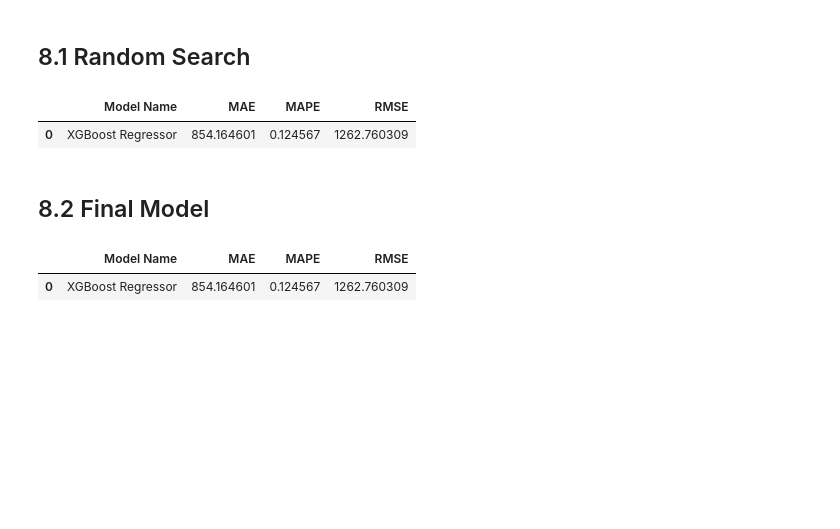
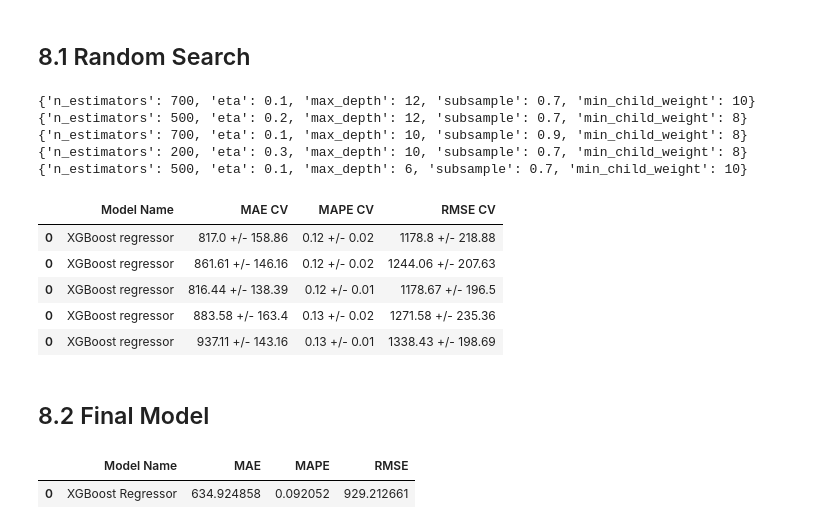
Before and after one commit to samuel-guedes/DataScience_em_Producao, a Jupyter notebook: notebooks/08_Store_Sales_Prediction.ipynb, the cells around one changed output. Drawn from its saved outputs; the diff is of its cells as text; code cells hidden in the pictures; blank space fills up the shorter version.

Commit message:
Final Model exported

```diff
--- a/notebooks/08_Store_Sales_Prediction.ipynb
+++ b/notebooks/08_Store_Sales_Prediction.ipynb
@@ -1223,38 +1223,47 @@ import random
 import warnings
 warnings.filterwarnings( 'ignore')
 # %%
-param = {'n_estimators': [1500, 1700, 2500, 3000, 3500],
-          'eat': [0.1, 0.2, 0.3],
-          'max_depth': [0.1, 0.5, 0.7],
+param = {'n_estimators': [200, 400, 500, 700],
+          'eta': [0.1, 0.2, 0.3],
+          'max_depth': [6, 10, 12],
           'subsample': [0.3, 0.7, 0.9],
-           'min_child_weight': [3, 8, 15]
+           'min_child_weight': [3, 8, 10]
          }
 
-MAX_EVAL = 10
+MAX_EVAL = 5
 # %%
-final_resut = pd.DataFrame()
+final_result = pd.DataFrame()
 
 for i in range ( MAX_EVAL):
 
     #Choose values for paramenters randomly
     hp = {k: random.sample( v, 1)[0] for k, v in param.items() }
     print( hp )
 
     # model
     model_xgb = xgb.XGBRegressor(objective = 'reg:squarederror',
-                                 n_estimators = hp['n_etimators',
-                                 eta = hp['eat'],
-                                 max_depth = hp['mas_depth'],
+                                 n_estimators = hp['n_estimators'],
+                                 eta = hp['eta'],
+                                 max_depth = hp['max_depth'],
                                  subsample = hp[ 'subsample'],
                                  min_child_weight = hp[ 'min_child_weight'] )
 
     #performance
     result = cross_validation( x_training, 5, 'XGBoost regressor', model_xgb, verbose=False )
     final_result = pd.concat( [final_result, result])
 
 final_result
 # %% [output]
+{'n_estimators': 700, 'eta': 0.1, 'max_depth': 12, 'subsample': 0.7, 'min_child_weight': 10}
+{'n_estimators': 500, 'eta': 0.2, 'max_depth': 12, 'subsample': 0.7, 'min_child_weight': 8}
+{'n_estimators': 700, 'eta': 0.1, 'max_depth': 10, 'subsample': 0.9, 'min_child_weight': 8}
+{'n_estimators': 200, 'eta': 0.3, 'max_depth': 10, 'subsample': 0.7, 'min_child_weight': 8}
+{'n_estimators': 500, 'eta': 0.1, 'max_depth': 6, 'subsample': 0.7, 'min_child_weight': 10}
-|  | Model Name | MAE | MAPE | RMSE |
-| 0 | XGBoost Regressor | 854.164601 | 0.124567 | 1262.760309 |
+|  | Model Name | MAE CV | MAPE CV | RMSE CV |
+| 0 | XGBoost regressor | 817.0 +/- 158.86 | 0.12 +/- 0.02 | 1178.8 +/- 218.88 |
+| 0 | XGBoost regressor | 861.61 +/- 146.16 | 0.12 +/- 0.02 | 1244.06 +/- 207.63 |
+| 0 | XGBoost regressor | 816.44 +/- 138.39 | 0.12 +/- 0.01 | 1178.67 +/- 196.5 |
+| 0 | XGBoost regressor | 883.58 +/- 163.4 | 0.13 +/- 0.02 | 1271.58 +/- 235.36 |
+| 0 | XGBoost regressor | 937.11 +/- 143.16 | 0.13 +/- 0.01 | 1338.43 +/- 198.69 |
 # %% [markdown]
 ## 8.2 Final Model
@@ -1272,18 +1279,18 @@ MAX_EVAL = 10
 
 # model
 model_xgb_tuned = xgb.XGBRegressor(objective = 'reg:squarederror',
-                             n_estimators = hp['n_etimators',
-                             eta = hp['eat'],
-                             max_depth = hp['mas_depth'],
-                             subsample = hp[ 'subsample'],
-                             min_child_weight = hp[ 'min_child_weight'] ).fit( x_train, y_train )
+                             n_estimators = param_tuned['n_estimators'],
+                             eta = param_tuned['eta'],
+                             max_depth = param_tuned['max_depth'],
+                             subsample = param_tuned[ 'subsample'],
+                             min_child_weight = param_tuned[ 'min_child_weight'] ).fit( x_train, y_train )
 
 # prediction
 yhat_xgb_tuned = model_xgb_tuned.predict( x_test )
 
 #performance
-xgb_result_tuned = ml_error( 'XGBoost Regressor', npexpm1( y_test ), np.expm1( yhat_xgb_tuned) )
+xgb_result_tuned = ml_error( 'XGBoost Regressor', np.expm1( y_test ), np.expm1( yhat_xgb_tuned) )
 xgb_result_tuned
 # %% [output]
 |  | Model Name | MAE | MAPE | RMSE |
-| 0 | XGBoost Regressor | 854.164601 | 0.124567 | 1262.760309 |
+| 0 | XGBoost Regressor | 634.924858 | 0.092052 | 929.212661 |
```
Also changed, not shown: parts of 6 cells of this notebook.
